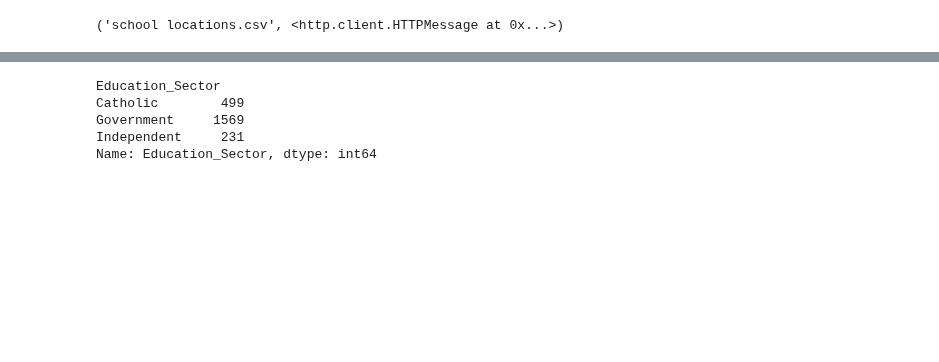
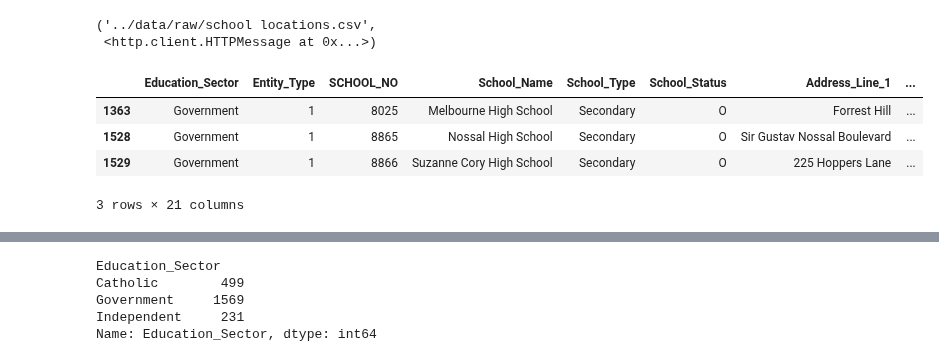
Before and after one commit to MAST30034-Applied-Data-Science/generic-real-estate-consulting-project-group-7, a Jupyter notebook: notebooks/school.ipynb, the cells around one changed output, grey strips where cells are left out. Drawn from its saved outputs; the diff is of its cells as text; code cells hidden in the pictures; blank space fills up the shorter version.

```diff
--- a/notebooks/school.ipynb
+++ b/notebooks/school.ipynb
@@ -4,9 +4,21 @@ import pandas as pd
 # download the data
 from urllib.request import urlretrieve
 urlretrieve("https://www.education.vic.gov.au/Documents/about/research/datavic/dv331_schoollocations2022.csv",
-            "school locations.csv")
+            "../data/raw/school locations.csv")
 # %% [output]
-('school locations.csv', <http.client.HTTPMessage at 0x...>)
+('../data/raw/school locations.csv',
+ <http.client.HTTPMessage at 0x...>)
 # %%
 # read the data
-df_school = pd.read_csv("school locations.csv", encoding='cp1252')
+df_school = pd.read_csv("../data/raw/school locations.csv", encoding='cp1252')
+# %%
+df_school[(df_school.School_Name == 'Melbourne High School') |
+                                     (df_school.School_Name == "The Mac.Robertson Girls' High School") |
+                                     (df_school.School_Name == "Nossal High School")  |
+                                     (df_school.School_Name == "Suzanne Cory High School")]
+# %% [output]
+|  | Education_Sector | Entity_Type | SCHOOL_NO | School_Name | School_Type | School_Status | Address_Line_1 | ... |
+| 1363 | Government | 1 | 8025 | Melbourne High School | Secondary | O | Forrest Hill | ... |
+| 1528 | Government | 1 | 8865 | Nossal High School | Secondary | O | Sir Gustav Nossal Boulevard | ... |
+| 1529 | Government | 1 | 8866 | Suzanne Cory High School | Secondary | O | 225 Hoppers Lane | ... |
+3 rows × 21 columns
```
Also changed, not shown: parts of 5 cells of this notebook, 12 other files.
